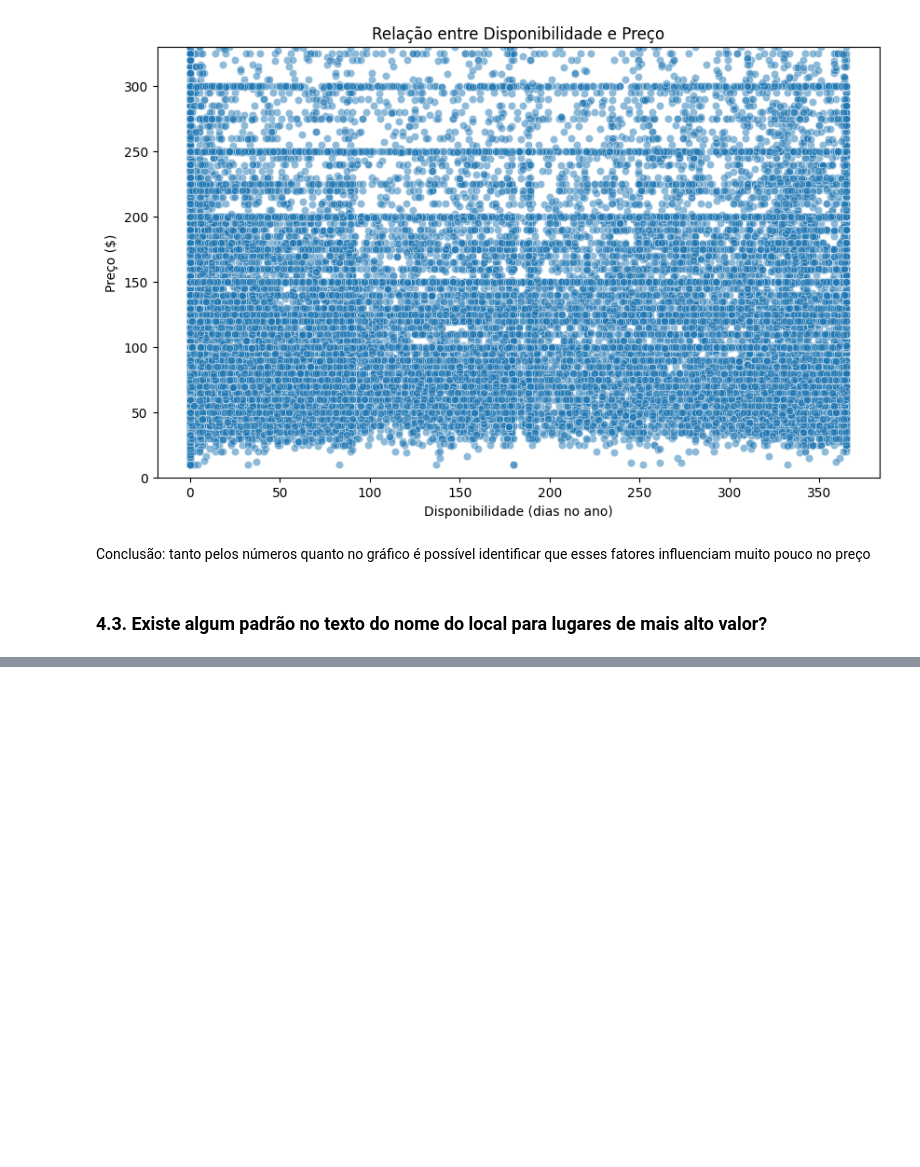
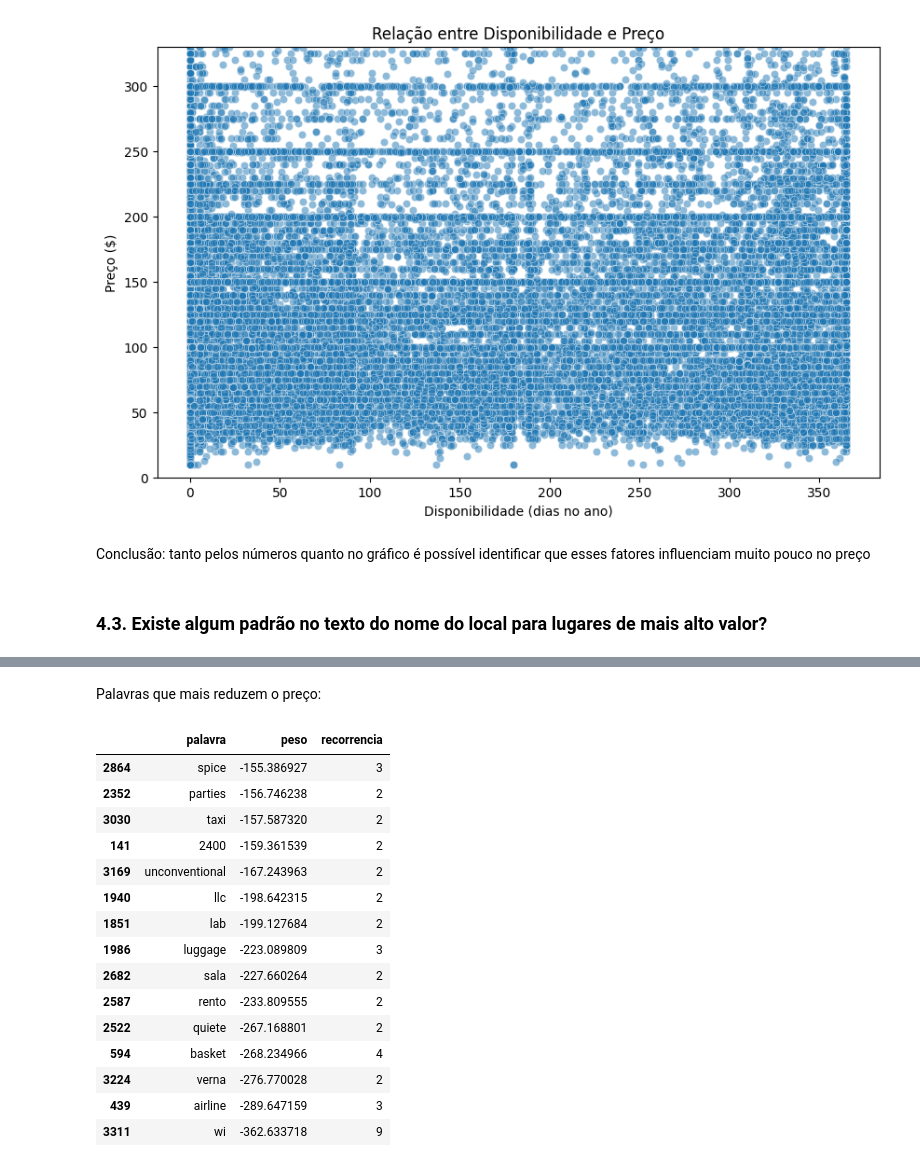
Before and after one commit to raphael-fleury/desafio-cd-lighthouse, a Jupyter notebook: analise.ipynb, the cells around one changed output, grey strips where cells are left out. Saved outputs shown, nothing was run; the diff lists cells and outputs as text; code cells hidden in the pictures; blank space fills up the shorter version.

```diff
--- a/analise.ipynb
+++ b/analise.ipynb
@@ -510,0 +561,21 @@ media_preco_sem_nome
+# %% [markdown]
+Palavras que mais reduzem o preço:
+# %%
+peso_palavras.tail(15)
+# %% [output]
+|  | palavra | peso | recorrencia |
+| 2864 | spice | -155.386927 | 3 |
+| 2352 | parties | -156.746238 | 2 |
+| 3030 | taxi | -157.587320 | 2 |
+| 141 | 2400 | -159.361539 | 2 |
+| 3169 | unconventional | -167.243963 | 2 |
+| 1940 | llc | -198.642315 | 2 |
+| 1851 | lab | -199.127684 | 2 |
+| 1986 | luggage | -223.089809 | 3 |
+| 2682 | sala | -227.660264 | 2 |
+| 2587 | rento | -233.809555 | 2 |
+| 2522 | quiete | -267.168801 | 2 |
+| 594 | basket | -268.234966 | 4 |
+| 3224 | verna | -276.770028 | 2 |
+| 439 | airline | -289.647159 | 3 |
+| 3311 | wi | -362.633718 | 9 |
```
Also changed, not shown: parts of 7 cells of this notebook, 1 other file.
